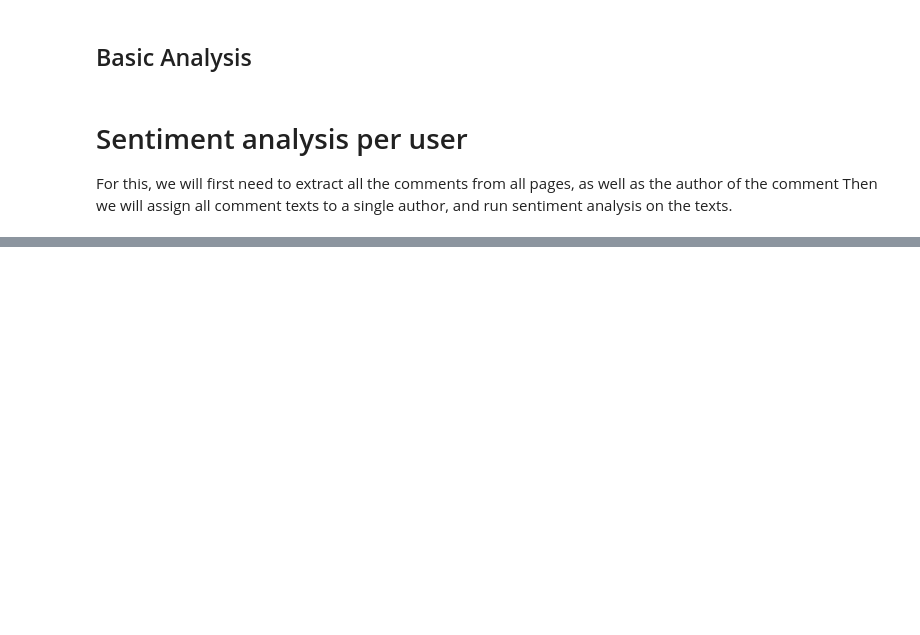
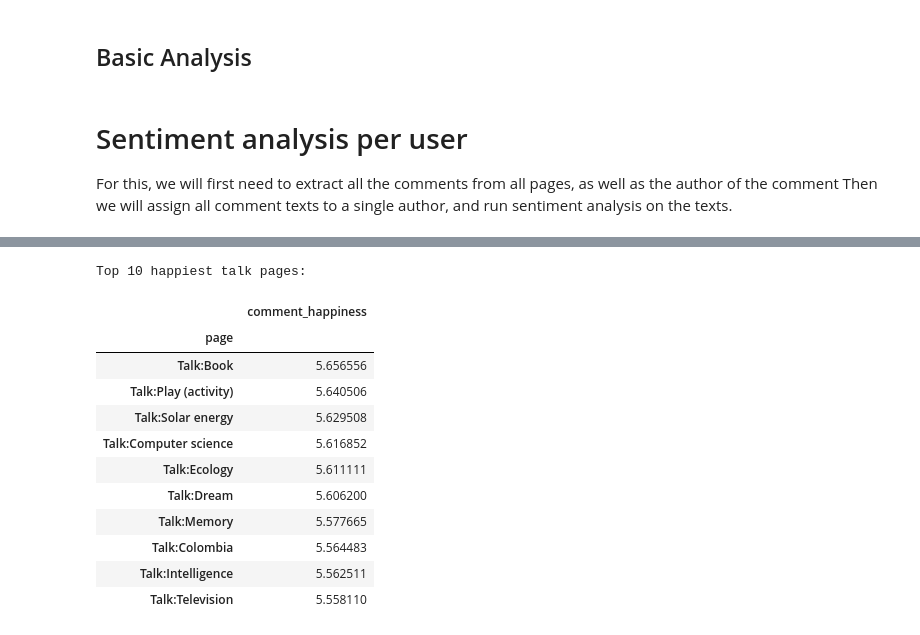
Before and after one commit to andste97/socialgraphs2023f-project, a Jupyter notebook: project/Project_draft.ipynb, the cells around one changed output, grey strips where cells are left out. Cells and saved outputs as stored; diff of their text form; code cells hidden in the pictures; blank space fills up the shorter version.

Commit message:
add per-talk-page text sentiment analysis

```diff
--- a/project/Project_draft.ipynb
+++ b/project/Project_draft.ipynb
@@ -292,4 +302,4 @@ filenames = list(wikipage_folder.rglob("*.txt"))
 
 with Pool(12) as pool:
     # perform calculations
-    worker_results = pool.map(utils.parse_comments_from_pages, utils.chunk_list(filenames, 20))
+    worker_results = pool.map(utils.parse_comments_from_pages, utils.chunk_list(filenames[:2000], 20))
@@ -296,18 +342,18 @@ with Pool(12) as pool:
 # %%
 author_dict = {}
 list_for_df = []
+page_dict = {}
 
 # iterate over the results by the workers
 # and transform the output into a dictionary with the users as keys
 # and their comments as text
 for worker_result in worker_results:
-    for filename, page in worker_result:
+    for filepath, page in worker_result:
         for subsection in page["sections"]:
             if subsection.get("heading"):
                 for comments in subsection.get("comments"):
                     if comments.get("author"):
                         for author, comment in utils.parse_comment_subcomment(comments):
-                            if author not in author_dict:
-                                author_dict[author] = []
-                            author_dict[author].append(comment) # this will concatenate the arrays.
-                            list_for_df.append([author, comment, filename])
+                            append_or_create_list_in_dict(author_dict, author, comment)
+                            append_comment_to_talkpage(page_dict, filepath, comment)
+                            list_for_df.append([author, comment, filepath])
@@ -375,0 +473,15 @@ What we have seen is that comment sentiment mostly correlates with the topic the
+# %%
+sentiments_pages = {}
+for pagename, text in page_dict.items():
+    text = [utils.tokenize_custom(s) for s in text]
+    text = utils.flatten(text)
+    # compute sentiment for individual rapper wiki page
+    if len(text) > 100:
+        sentiment_value = sentiment(text)
+        if(sentiment_value):
+            sentiments_pages[pagename] = sentiment_value
+
+sentiments_pages_df = pd.DataFrame({"page": sentiments_pages.keys(), "comment_happiness": sentiments_pages.values()})
+# use the author's name as index
+sentiments_pages_df.set_index("page", inplace=True)
+sentiments_pages_df.head()
@@ -375,0 +496,18 @@ What we have seen is that comment sentiment mostly correlates with the topic the
+# %%
+print("Top 10 happiest talk pages:")
+best_sentiments = sentiments_pages_df.sort_values("comment_happiness", ascending=False).head(10)
+best_sentiments
+# %% [output]
+Top 10 happiest talk pages:
+|  | comment_happiness |
+| page |  |
+| Talk:Book | 5.656556 |
+| Talk:Play (activity) | 5.640506 |
+| Talk:Solar energy | 5.629508 |
+| Talk:Computer science | 5.616852 |
+| Talk:Ecology | 5.611111 |
+| Talk:Dream | 5.606200 |
+| Talk:Memory | 5.577665 |
+| Talk:Colombia | 5.564483 |
+| Talk:Intelligence | 5.562511 |
+| Talk:Television | 5.558110 |
```
Also changed, not shown: parts of 22 cells of this notebook.
